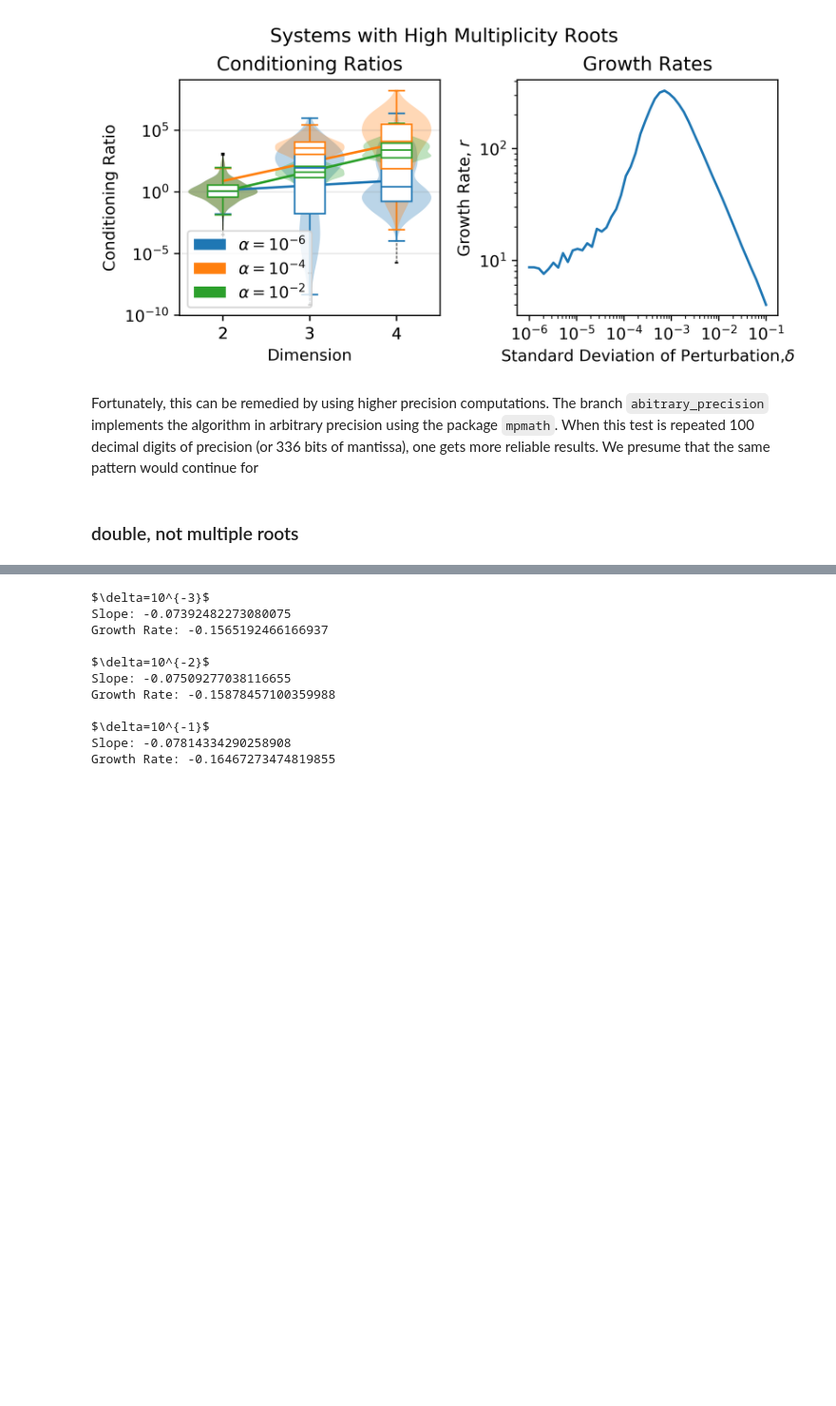
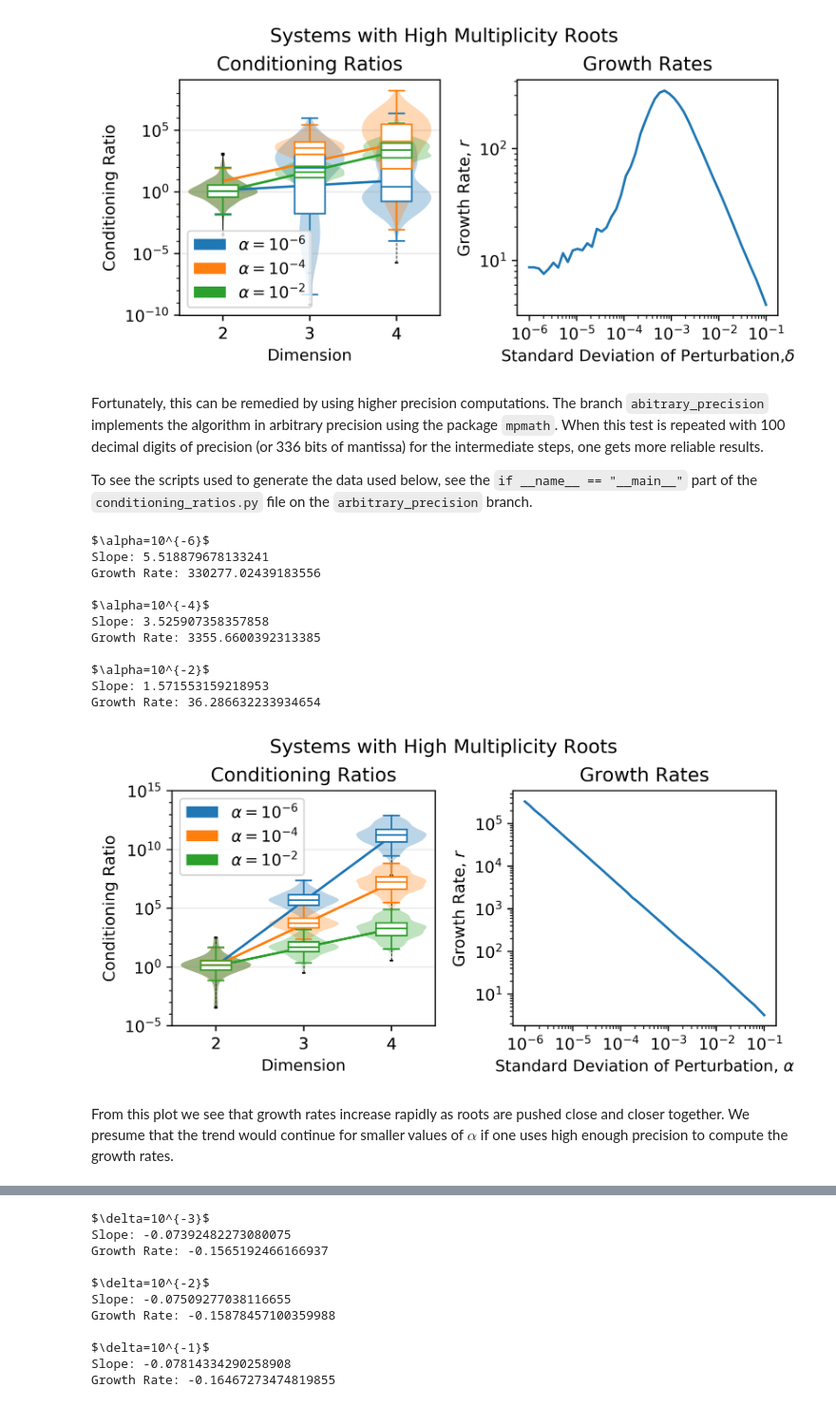
Before and after one commit to tylerjarvis/eigen_rootfinding, a Jupyter notebook: ConditioningRatios.ipynb, the cells around one changed output, grey strips where cells are left out. Shown at 95% size. Saved outputs shown, nothing was run; the diff lists cells and outputs as text; code cells hidden in the pictures; blank space fills up the shorter version.

```diff
--- a/ConditioningRatios.ipynb
+++ b/ConditioningRatios.ipynb
@@ -429,6 +429,6 @@ Slope: 1.641069716970172
 Growth Rate: 42.75923458940803
 [figure]
 # %% [markdown]
-Fortunately, this can be remedied by using higher precision computations. The branch `abitrary_precision` implements the algorithm in arbitrary precision using the package `mpmath`. When this test is repeated 100 decimal digits of precision (or 336 bits of mantissa), one gets more reliable results. We presume that the same pattern would continue for
+Fortunately, this can be remedied by using higher precision computations. The branch `abitrary_precision` implements the algorithm in arbitrary precision using the package `mpmath`. When this test is repeated with 100 decimal digits of precision (or 336 bits of mantissa) for the intermediate steps, one gets more reliable results.
+
+To see the scripts used to generate the data used below, see the `if __name__ == "__main__"` part of the `conditioning_ratios.py` file on the `arbitrary_precision` branch.
-# %% [markdown]
-### double, not multiple roots
@@ -434,0 +457,56 @@ Fortunately, this can be remedied by using higher precision computations. The br
+# %%
+#loading in data run from the other branch
+folder = 'tests/conditioning_ratios/nearby_roots/mult/'
+condratios = []
+eigenconds = []
+rootconds = []
+testsperdim = 100
+digitsprecision = 100
+for alpha in alphas:
+    alphastr = str(alpha).replace('.','_')
+    filename = 'alpha'+alphastr+f'_{testsperdim}testsperdim_{digitsprecision}digitsprecision'
+    fileend = '.npy'
+    condratios.append(np.load(folder+filename+fileend,allow_pickle=True).item())
+    eigenconds.append(np.load(folder+filename+'_eigconds'+fileend,allow_pickle=True).item())
+    rootconds.append(np.load(folder+filename+'_rootconds'+fileend,allow_pickle=True).item())
+condratios,eigenconds,rootconds = np.array(condratios),np.array(eigenconds),np.array(rootconds)
+# %%
+def get_slope(dataset):
+    dataset_log10 = [np.log10(dataset[d].flatten()) for d in dataset.keys()]
+    dataset_log10_aspoints = np.array([[d,val] for i,d in enumerate(dataset.keys())
+                                       for val in dataset_log10[i]])
+    return linregress(dataset_log10_aspoints)[0]
+# %%
+alpha_cratio_slopes_mult = np.array([get_slope(cratio) for cratio in condratios])
+alpha_eigc_slopes_mult = np.array([get_slope(eigc) for eigc in eigenconds])
+alpha_rootc_slopes_mult = np.array([get_slope(rootc) for rootc in rootconds])
+# %%
+alphas_for_plot = np.array([1e-6,1e-4,1e-2])
+alphas_for_plot_idx = np.array([np.where(alpha == alphas)[0].item() for alpha in alphas_for_plot])
+# %%
+plot(condratios[alphas_for_plot_idx],
+     [r'$\alpha=10^{-6}$',
+      r'$\alpha=10^{-4}$',
+      r'$\alpha=10^{-2}$'],
+     figsize=(6.25,3.25), filename='high_multiplicities_with_growth_rates',
+     title=['Conditioning Ratios','Growth Rates',r'Systems with High Multiplicity Roots'],
+     subplots=[1,2],
+     _2nd_plot=[alphas[alphasrt],10**np.array(alpha_cratio_slopes_mult[alphasrt])-1],
+     min_ylim=-5,max_ylim=16,
+    _2nd_plot_axis_labels=[r'Standard Deviation of Perturbation, $\alpha$','Growth Rate, $r$'])
+# %% [output]
+$\alpha=10^{-6}$
+Slope: 5.518879678133241
+Growth Rate: 330277.02439183556
+
+$\alpha=10^{-4}$
+Slope: 3.525907358357858
+Growth Rate: 3355.6600392313385
+
+$\alpha=10^{-2}$
+Slope: 1.571553159218953
+Growth Rate: 36.286632233934654
+[figure, added]
+# %% [markdown]
+From this plot we see that growth rates increase rapidly as roots are pushed close and closer together.
+We presume that the trend would continue for smaller values of $\alpha$ if one uses high enough precision to compute the growth rates.
```
Also changed, not shown: parts of 17 cells of this notebook, 2 other files.
